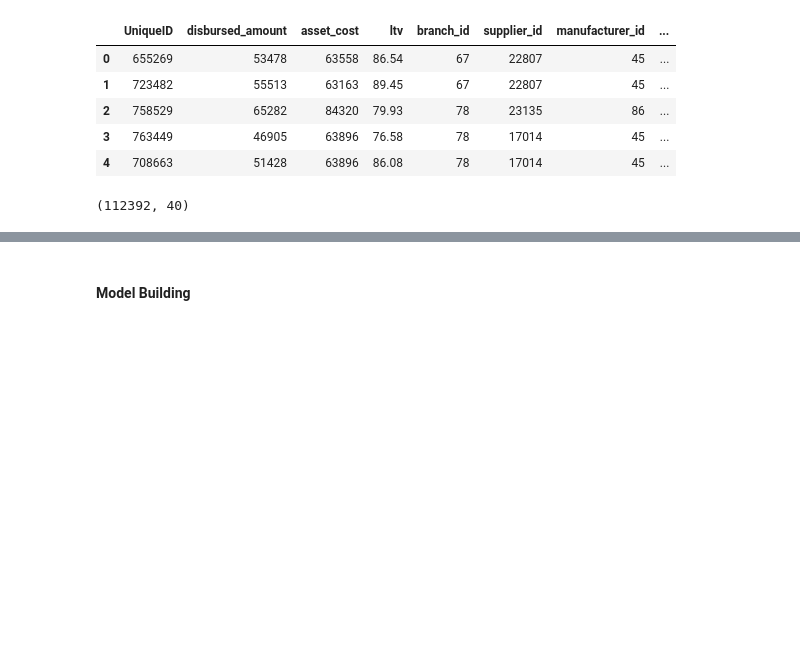
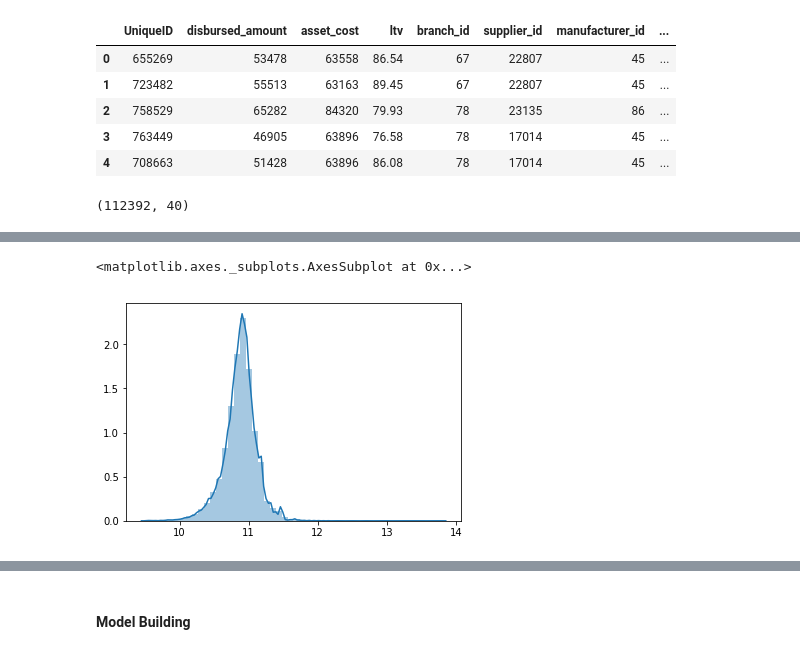
Before and after one commit to patwadeepak/ltfs-finhack, a Jupyter notebook: code.ipynb, the cells around one changed output, grey strips where cells are left out. Saved outputs shown, nothing was run; the diff lists cells and outputs as text; code cells hidden in the pictures; blank space fills up the shorter version.

```diff
--- a/code.ipynb
+++ b/code.ipynb
@@ -78,0 +98,5 @@ df_test.shape
+# %%
+sns.distplot(np.log(df_train['disbursed_amount'].values))
+# %% [output]
+<matplotlib.axes._subplots.AxesSubplot at 0x...>
+[figure, added]
```
Also changed, not shown: parts of 51 cells of this notebook.
